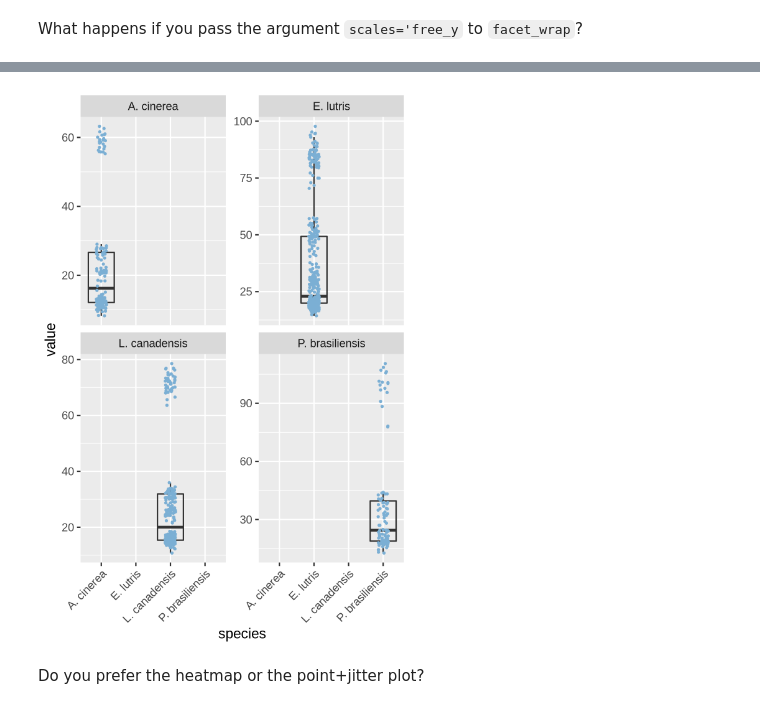
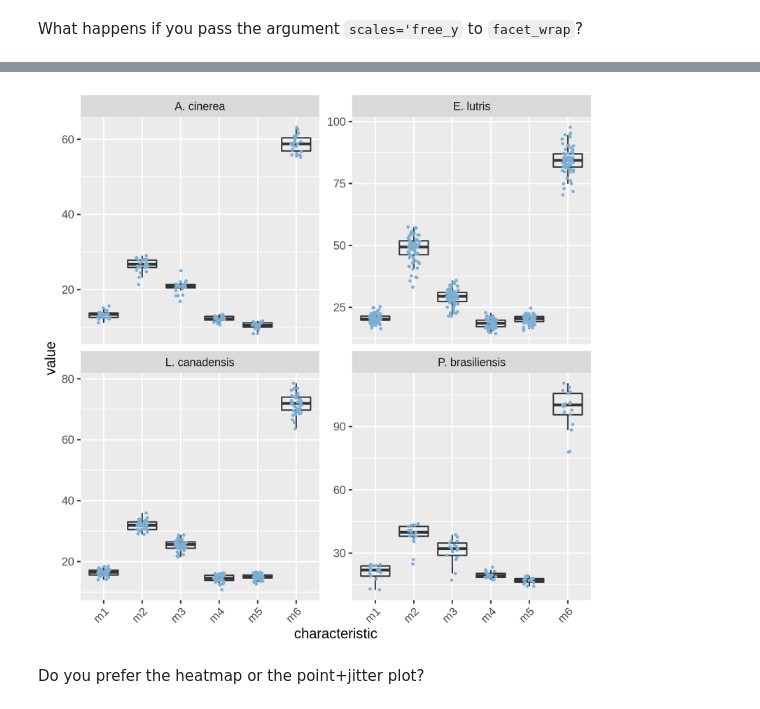
Before and after one commit to yzeffect/BIOS512, a Jupyter notebook: BIOS512 ICE/BIOS512 ICE05_01 geom_practice.ipynb, the cells around one changed output, grey strips where cells are left out. Drawn from its saved outputs; the diff is of its cells as text; code cells hidden in the pictures.

```diff
--- a/BIOS512 ICE/BIOS512 ICE05_01 geom_practice.ipynb
+++ b/BIOS512 ICE/BIOS512 ICE05_01 geom_practice.ipynb
@@ -114,10 +159,10 @@ Warning message:
 # %% [markdown]
 What happens if you pass the argument `scales='free_y` to `facet_wrap`?
 # %%
-options(repr.plot.width=4, repr.plot.height=6, repr.plot.res = 300)
-p = ggplot(otter.data.scaled, aes(x = species, y = value)) +
-    geom_boxplot(fill = NA, outlier.shape = NA) +
-    geom_point(position = position_jitter(h = 0, w = 0.15), size = 0.5, color = '#7BAFD4') +
+options(repr.plot.width=6, repr.plot.height=6, repr.plot.res = 300)
+p = ggplot(otter.data.scaled, aes(x = characteristic, y = value)) +
+    geom_boxplot(na.rm = T, fill = NA, outlier.shape = NA) +
+    geom_point(na.rm = T, position = position_jitter(h = 0, w = 0.15), size = 0.5, color = '#7BAFD4') +
     theme(axis.text.x = element_text(angle = 45, hjust = 1)) +
     facet_wrap(~species, scales = 'free_y')
 
@@ -130,4 +171,4 @@ Warning message:
-[figure, old version]
+[figure, new version]
 # %% [markdown]
 Do you prefer the heatmap or the point+jitter plot?
 # %% [markdown]
```
Also changed, not shown: parts of 11 cells of this notebook, 1 other file.
